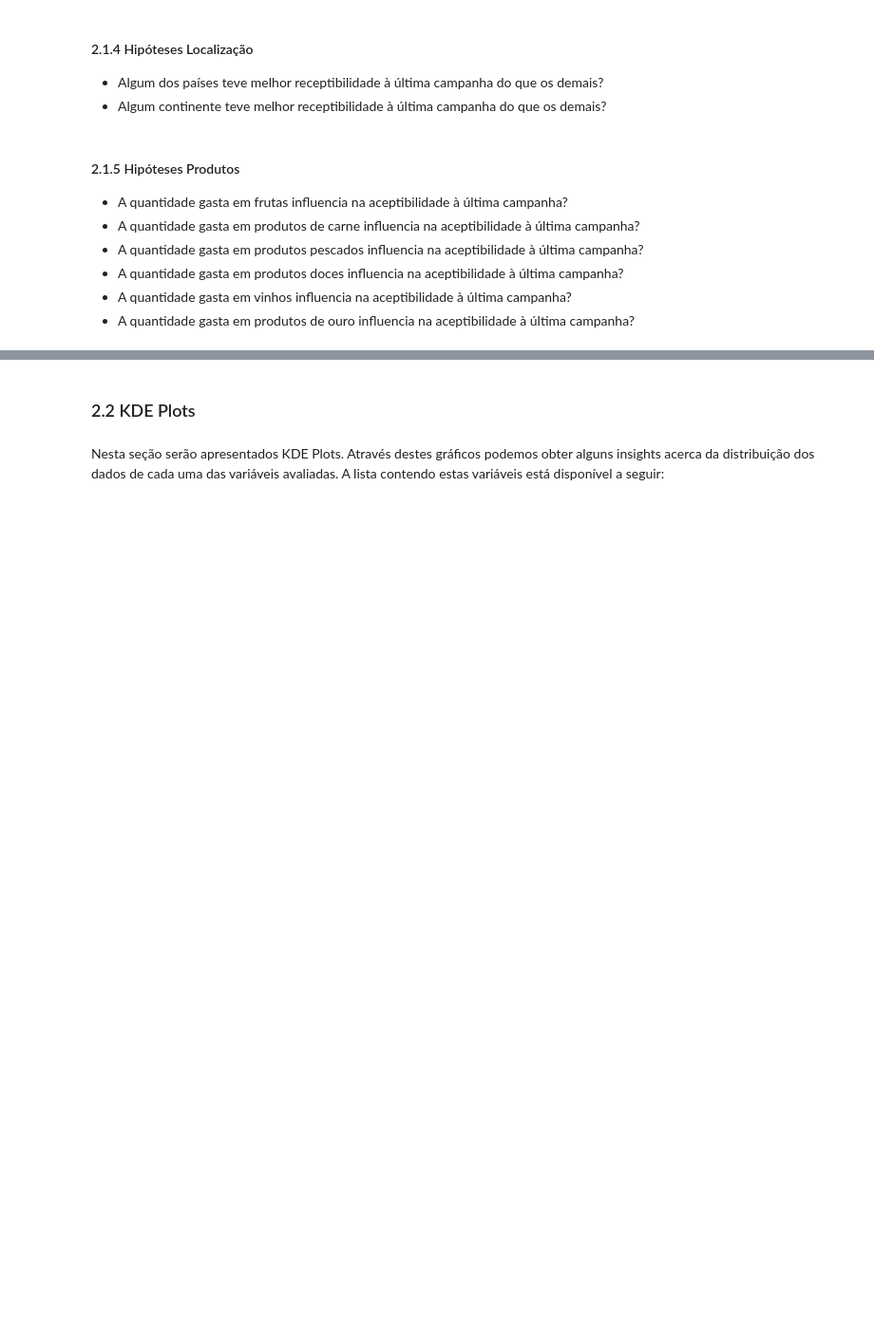
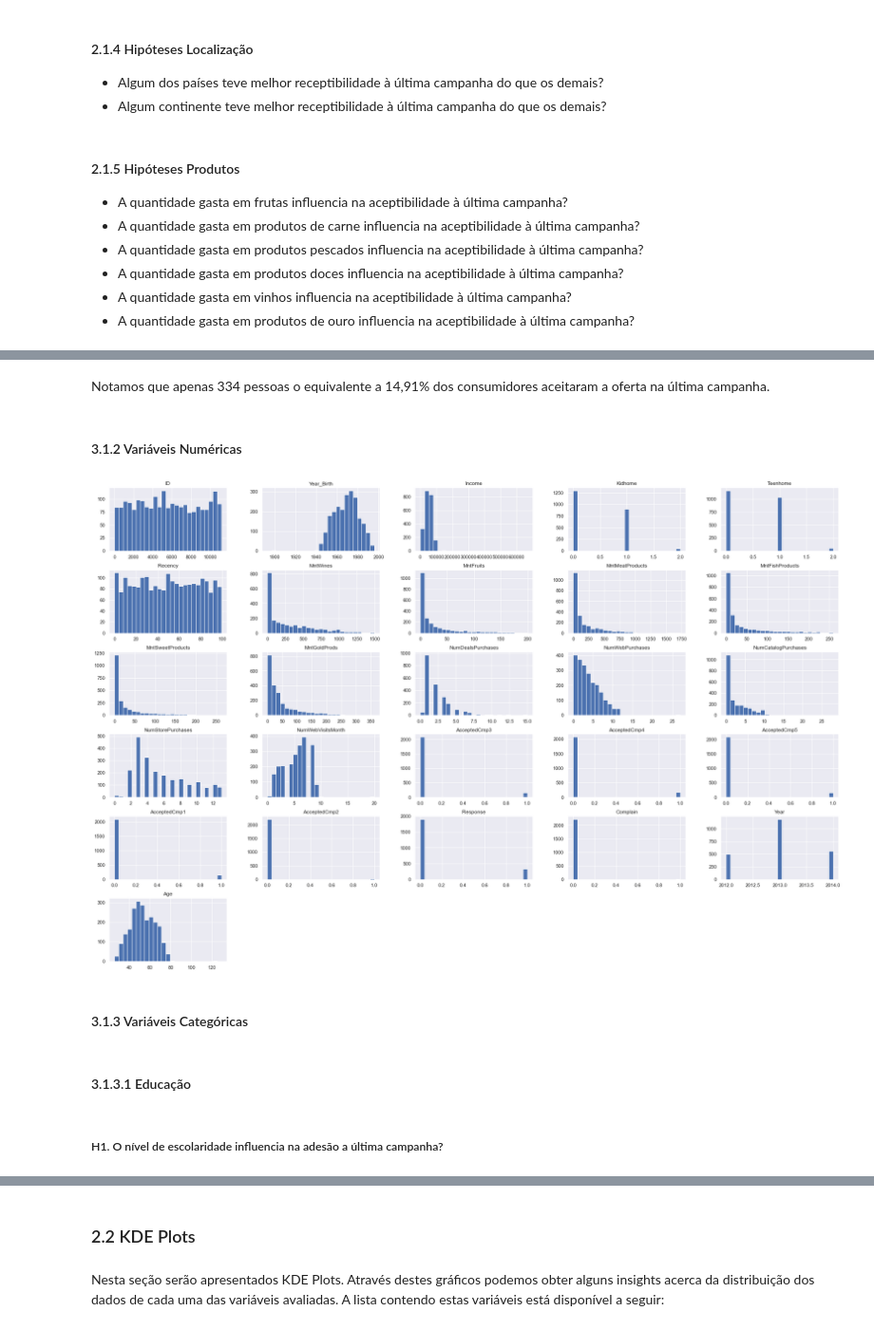
Before and after one commit to gustavolenin/Projeto-de-Marketing---Ifood, a Jupyter notebook: projeto_marketing.ipynb, the cells around one changed output, grey strips where cells are left out. Shown at 95% size. Drawn from its saved outputs; the diff is of its cells as text; code cells hidden in the pictures; blank space fills up the shorter version.

```diff
--- a/projeto_marketing.ipynb
+++ b/projeto_marketing.ipynb
@@ -163,7 +163,7 @@ def plot_boxplot(num_attributes,df):
 
 def categorical_distribution_plot(df,category):
     ''' Função utilizada para gerar gráficos de distribuição de dados para variáveis categóricas'''
-    fig, _ = plt.subplots(1,2, figsize=(15,5))
+    fig, _ = plt.subplots(1,2, figsize=(20,5))
     fig.suptitle('Distribuição de Dados', position=(.50,1), fontsize=15)
     fig.tight_layout(pad=3)
     plt.subplot(1, 2, 1)
@@ -176,7 +176,7 @@ def categorical_distribution_plot(df,category):
 
 def create_weekday_column(df):
     ''' Função utilizada para criar a coluna Weekday, referente ao dia da semana em que o cliente se vinculou à empresa'''
-    weekday_map = {0: 'Segunda-Feira', 1: 'Terça-Feira', 2: 'Quarta-Feira', 3: 'Quinta-Feira', 4: 'Sexta-Feria', 5: 'Sábado', 6: 'Domingo'}
+    weekday_map = {0: 'Segunda-Feira', 1: 'Terça-Feira', 2: 'Quarta-Feira', 3: 'Quinta-Feira', 4: 'Sexta-Feira', 5: 'Sábado', 6: 'Domingo'}
     df['Weekday'] = df['Dt_Customer'].dt.weekday.map(weekday_map)
     return df
 
@@ -197,6 +197,12 @@ def create_age_column(df):
     df['Age'] = ano_atual - df['Year_Birth']
     return df
 
+def create_continent_column(df):
+    ''' Função utilizada para criar a coluna Continent, referente ao continente do cliente'''
+    continent_map = {'Spain': 'Europe', 'Canada': 'North-America', 'United States': 'North-America', 'Australia': 'Oceania', 'Germany': 'Europe', 'India': 'Saudi Arabia', 'Montenegro': 'Europe'}
+    df['Continent'] = df['Country'].map(continent_map)
+    return df
+
 def jupyter_settings():
     ''' Função utilizada para configurar o notebook'''
     %matplotlib inline
@@ -205,8 +211,6 @@ def jupyter_settings():
     #plt.style.use( 'ggplot')
     plt.rcParams['figure.figsize'] = [12, 8]
     plt.rcParams['font.size'] = 24
-    ## Em algumas situações é necessário usar o adobe illustrator para finalizar uma figura com boa qualidade para artigo. Algumas fontes não são compatíveis.
-    ## Essas 3 configurações abaixo resolvem esse problema
     mpl.rcParams['pdf.fonttype'] = 42
     mpl.rcParams['ps.fonttype'] = 42
     mpl.rcParams['font.family'] = 'Arial'
@@ -327,6 +331,7 @@ data = create_weekday_column(data)
 data = create_month_column(data)
 data = create_year_column(data)
 data = create_age_column(data)
+data = create_continent_column(data)
 # %% [markdown]
 ## 1.7 Estatística Descritiva
 # %%
@@ -421,0 +435,14 @@ Image('images\iFood_Data_Analyst_Case_hypotesis.png')
+# %% [markdown]
+Notamos que apenas 334 pessoas o equivalente a 14,91% dos consumidores aceitaram a oferta na última campanha.
+# %% [markdown]
+#### 3.1.2 Variáveis Numéricas
+# %%
+num_attributes.hist(figsize=(30,20), bins=25);
+# %% [output]
+[figure, added]
+# %% [markdown]
+#### 3.1.3 Variáveis Categóricas
+# %% [markdown]
+#### 3.1.3.1 Educação
+# %% [markdown]
+##### H1. O nível de escolaridade influencia na adesão a última campanha?
```
Also changed, not shown: parts of 31 cells of this notebook, 1 other file.
